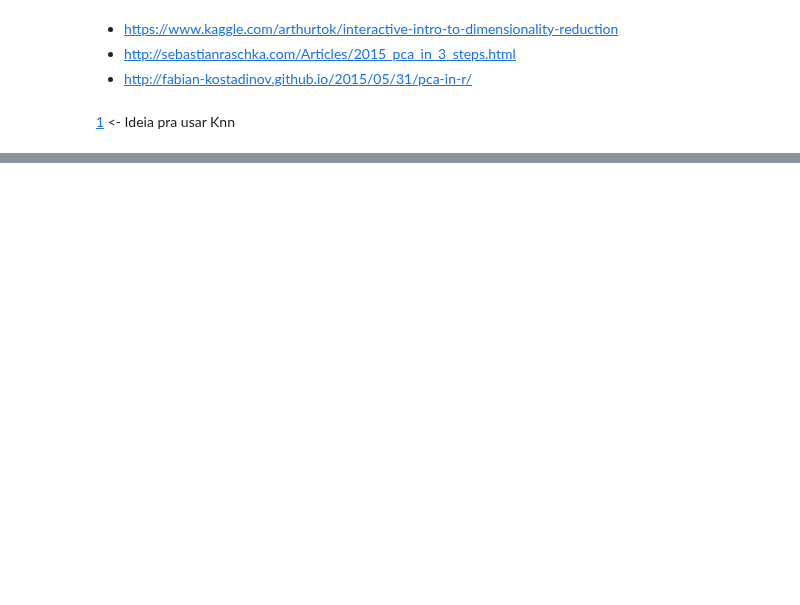
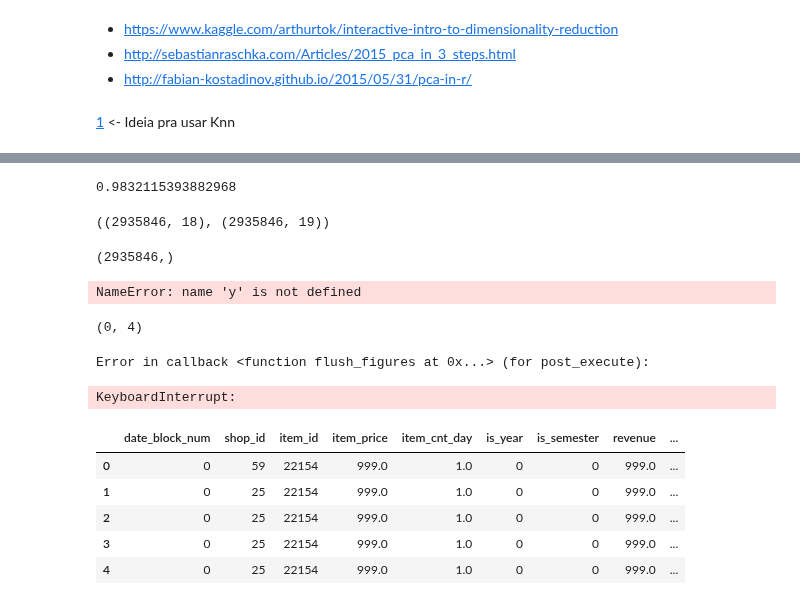
Before and after one commit to RGivisiez/Adv_ML, a Jupyter notebook: 3. PCA e Knn.ipynb, the cells around one changed output, grey strips where cells are left out. Cells and saved outputs as stored; diff of their text form; code cells hidden in the pictures; blank space fills up the shorter version.

```diff
--- a/3. PCA e Knn.ipynb
+++ b/3. PCA e Knn.ipynb
@@ -23,3 +25,21 @@ def fit_column_scaler_min_max(minval, maxval, dataframe):
 - http://fabian-kostadinov.github.io/2015/05/31/pca-in-r/
 # %% [markdown]
 [1](https://www.analyticsvidhya.com/blog/2018/10/predicting-stock-price-machine-learningnd-deep-learning-techniques-python/) <- Ideia pra usar Knn
+# %%
+import pandas as pd
+import numpy as np
+import matplotlib.pyplot as plt
+
+from sklearn.preprocessing import LabelEncoder
+from sklearn.preprocessing import OneHotEncoder
+from sklearn.preprocessing import StandardScaler
+from sklearn.decomposition import PCA
+
+path = 'data'
+
+train = pd.read_csv(path + '/sales_train.csv.gz')
+test = pd.read_csv(path + '/test.csv.gz').set_index('ID')
+items = pd.read_csv(path + '/items.csv')
+items_cat = pd.read_csv(path + '/item_categories.csv')
+shops = pd.read_csv(path + '/shops.csv')
+geo = pd.read_csv(path + '/geo_shop.csv')
@@ -25,0 +89,10 @@ def fit_column_scaler_min_max(minval, maxval, dataframe):
+# %%
+df_clean = pd.merge(train, shops, on=['shop_id'], how='left')
+df_clean = pd.merge(df_clean, items, on=['item_id'], how='left')
+df_clean = pd.merge(df_clean, items_cat, on=['item_category_id'], how='left')
+
+df_clean.drop(['shop_name', 'item_name', 'city',
+         'item_category_name', 'split',
+         'type', 'subtype'], axis=1, inplace=True)
+# %%
+df_clean.drop(['name_PT-BR'], axis=1, inplace=True)
@@ -25,0 +126,42 @@ def fit_column_scaler_min_max(minval, maxval, dataframe):
+# %%
+np.sum(pca.explained_variance_ratio_[:-3])
+# %% [output]
+0.9832115393882968
+# %%
+principalDf.shape, df_clean.shape
+# %% [output]
+((2935846, 18), (2935846, 19))
+# %%
+principalComponents[:,0]
+# %% [output]
+(2935846,)
+# %%
+for lab, col in zip(df_clean.columns,
+                        ('blue', 'red', 'green')):
+        plt.scatter(principalDf[y==lab, 0],
+                    principalDf[y==lab, 1],
+                    label=lab)
+# %% [output]
+NameError: name 'y' is not defined
+# %%
+from mpl_toolkits.mplot3d import Axes3D
+fig = plt.figure(figsize=(8,11))
+
+ax = fig.add_subplot(111, projection='3d')
+ax.scatter(xs=principalDf[0], ys=principalDf[1], zs=principalDf[2], c=df_clean['city_code'], s=50, cmap='Set1')
+ax.view_init(0, 35)
+plt.xlim(-1, 10)
+plt.ylim(0, 4)
+# %% [output]
+(0, 4)
+Error in callback <function flush_figures at 0x...> (for post_execute):
+KeyboardInterrupt:
+# %%
+df_clean.head()
+# %% [output]
+|  | date_block_num | shop_id | item_id | item_price | item_cnt_day | is_year | is_semester | revenue | ... |
+| 0 | 0 | 59 | 22154 | 999.0 | 1.0 | 0 | 0 | 999.0 | ... |
+| 1 | 0 | 25 | 22154 | 999.0 | 1.0 | 0 | 0 | 999.0 | ... |
+| 2 | 0 | 25 | 22154 | 999.0 | 1.0 | 0 | 0 | 999.0 | ... |
+| 3 | 0 | 25 | 22154 | 999.0 | 1.0 | 0 | 0 | 999.0 | ... |
+| 4 | 0 | 25 | 22154 | 999.0 | 1.0 | 0 | 0 | 999.0 | ... |
```
Also changed, not shown: parts of 5 cells of this notebook, 2 other files.
